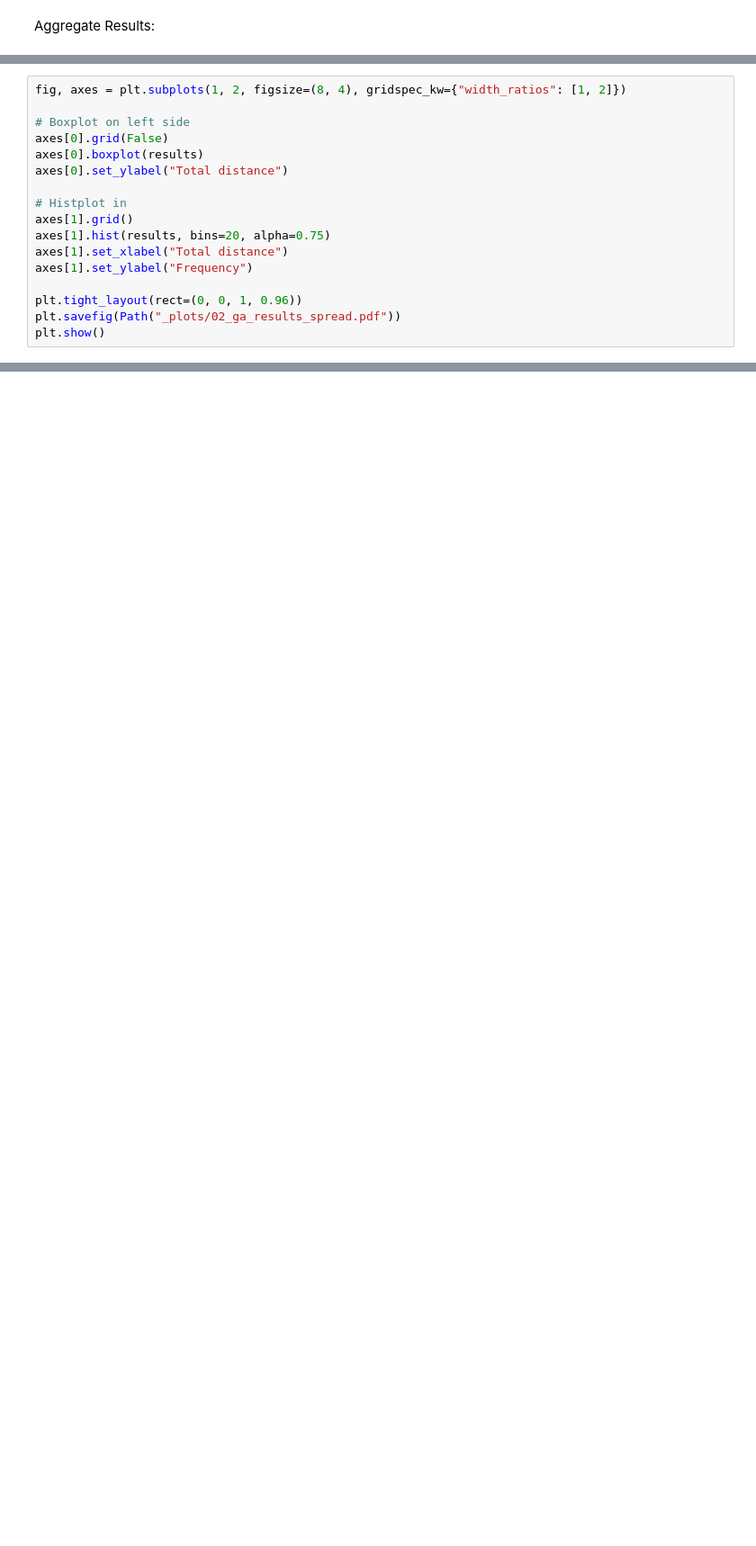
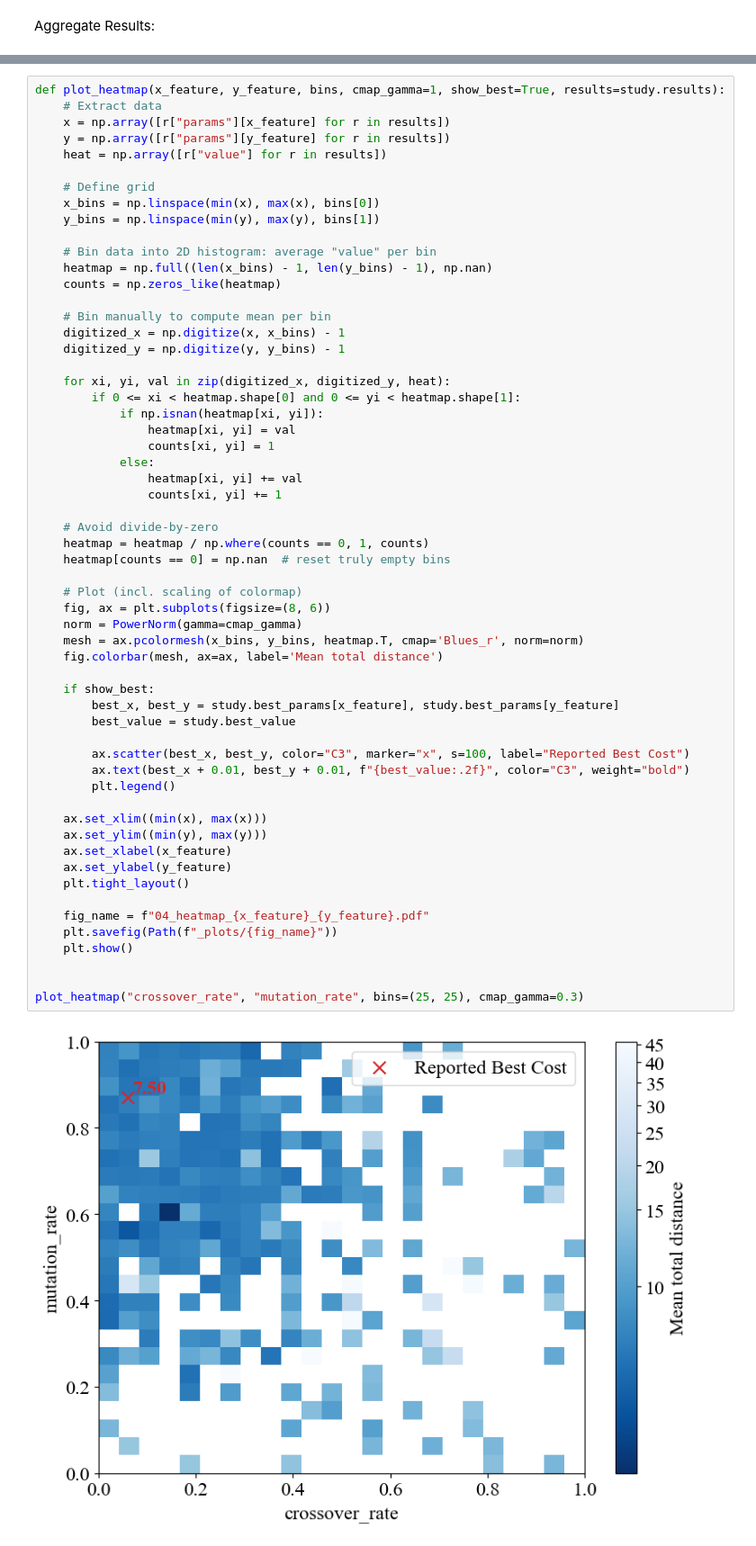
Before and after one commit to fwuermseher/evobandits-demo, a Jupyter notebook: evobandits_demo.ipynb, the cells around one changed output, grey strips where cells are left out. Shown at 90% size. Cells and saved outputs as stored; diff of their text form; blank space fills up the shorter version.

```diff
--- a/evobandits_demo.ipynb
+++ b/evobandits_demo.ipynb
@@ -103,17 +175,0 @@ json.dump(results, open(Path("_data/02_ga_results_spread.json"), 'w'))
-# %%
-fig, axes = plt.subplots(1, 2, figsize=(8, 4), gridspec_kw={"width_ratios": [1, 2]})
-
-# Boxplot on left side
-axes[0].grid(False)
-axes[0].boxplot(results)
-axes[0].set_ylabel("Total distance")
-
-# Histplot in
-axes[1].grid()
-axes[1].hist(results, bins=20, alpha=0.75)
-axes[1].set_xlabel("Total distance")
-axes[1].set_ylabel("Frequency")
-
-plt.tight_layout(rect=(0, 0, 1, 0.96))
-plt.savefig(Path("_plots/02_ga_results_spread.pdf"))
-plt.show()
@@ -134,0 +215,60 @@ plt.show()
+# %%
+def plot_heatmap(x_feature, y_feature, bins, cmap_gamma=1, show_best=True, results=study.results):
+    # Extract data
+    x = np.array([r["params"][x_feature] for r in results])
+    y = np.array([r["params"][y_feature] for r in results])
+    heat = np.array([r["value"] for r in results])
+
+    # Define grid
+    x_bins = np.linspace(min(x), max(x), bins[0])
+    y_bins = np.linspace(min(y), max(y), bins[1])
+
+    # Bin data into 2D histogram: average "value" per bin
+    heatmap = np.full((len(x_bins) - 1, len(y_bins) - 1), np.nan)
+    counts = np.zeros_like(heatmap)
+
+    # Bin manually to compute mean per bin
+    digitized_x = np.digitize(x, x_bins) - 1
+    digitized_y = np.digitize(y, y_bins) - 1
+
+    for xi, yi, val in zip(digitized_x, digitized_y, heat):
+        if 0 <= xi < heatmap.shape[0] and 0 <= yi < heatmap.shape[1]:
+            if np.isnan(heatmap[xi, yi]):
+                heatmap[xi, yi] = val
+                counts[xi, yi] = 1
+            else:
+                heatmap[xi, yi] += val
+                counts[xi, yi] += 1
+
+    # Avoid divide-by-zero
+    heatmap = heatmap / np.where(counts == 0, 1, counts)
+    heatmap[counts == 0] = np.nan  # reset truly empty bins
+
+    # Plot (incl. scaling of colormap)
+    fig, ax = plt.subplots(figsize=(8, 6))
+    norm = PowerNorm(gamma=cmap_gamma)
+    mesh = ax.pcolormesh(x_bins, y_bins, heatmap.T, cmap='Blues_r', norm=norm)
+    fig.colorbar(mesh, ax=ax, label='Mean total distance')
+
+    if show_best:
+        best_x, best_y = study.best_params[x_feature], study.best_params[y_feature]
+        best_value = study.best_value
+
+        ax.scatter(best_x, best_y, color="C3", marker="x", s=100, label="Reported Best Cost")
+        ax.text(best_x + 0.01, best_y + 0.01, f"{best_value:.2f}", color="C3", weight="bold")
+        plt.legend()
+
+    ax.set_xlim((min(x), max(x)))
+    ax.set_ylim((min(y), max(y)))
+    ax.set_xlabel(x_feature)
+    ax.set_ylabel(y_feature)
+    plt.tight_layout()
+
+    fig_name = f"04_heatmap_{x_feature}_{y_feature}.pdf"
+    plt.savefig(Path(f"_plots/{fig_name}"))
+    plt.show()
+
+
+plot_heatmap("crossover_rate", "mutation_rate", bins=(25, 25), cmap_gamma=0.3)
+# %% [output]
+[figure, added]
```
Also changed, not shown: parts of 28 cells of this notebook, 3 other files.
